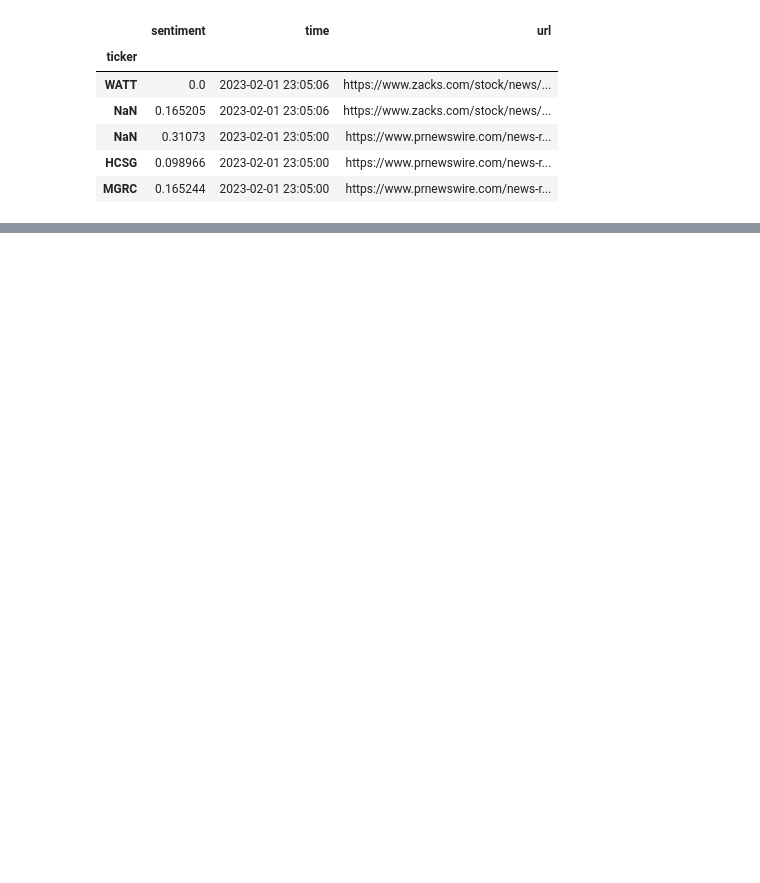
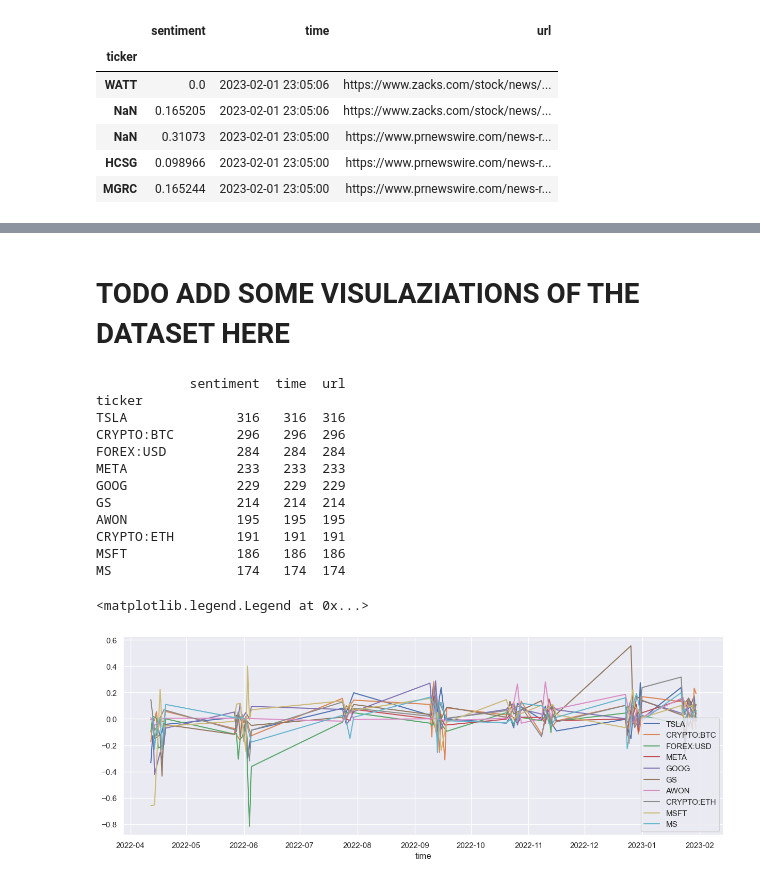
Before and after one commit to DavidPeleg6/Financial_News_Sentiments, a Jupyter notebook: alpha_vantage.ipynb, the cells around one changed output, grey strips where cells are left out. Saved outputs shown, nothing was run; the diff lists cells and outputs as text; code cells hidden in the pictures; blank space fills up the shorter version.

Commit message:
added a small plot to show most refered to stocks

```diff
--- a/alpha_vantage.ipynb
+++ b/alpha_vantage.ipynb
@@ -171,3 +187,31 @@ sent_df.describe(include=['object'])
 | unique | 3348 | 5571 | 8111 |
 | top | TSLA | 2023-01-29 12:17:00 | https://www.cnn.com/2023/01/29/in... |
 | freq | 316 | 86 | 43 |
+# %% [markdown]
+# TODO ADD SOME VISULAZIATIONS OF THE DATASET HERE
+# %%
+# group the dataframe by day
+sent_df['time'] = pd.to_datetime(sent_df['time']).dt.date
+# sort by maximum frequency of tickers and get a list of the top 20 most frequent tickers
+top_10_tickers = sent_df.groupby('ticker').count().sort_values(by='time', ascending=False).head(10).index
+# print(sent_df.groupby('ticker').count().sort_values(by='time', ascending=False).head(10))
+# for a list of indices, plot the sentiment score for each ticker
+for ticker in top_10_tickers:
+    sent_df[sent_df['ticker'] == ticker].groupby('time').mean()['sentiment'].plot(figsize=(15, 5), label=ticker)
+
+plt.legend()
+# %% [output]
+            sentiment  time  url
+ticker
+TSLA              316   316  316
+CRYPTO:BTC        296   296  296
+FOREX:USD         284   284  284
+META              233   233  233
+GOOG              229   229  229
+GS                214   214  214
+AWON              195   195  195
+CRYPTO:ETH        191   191  191
+MSFT              186   186  186
+MS                174   174  174
+<matplotlib.legend.Legend at 0x...>
+[figure, added]
```
Also changed, not shown: parts of 5 cells of this notebook.
